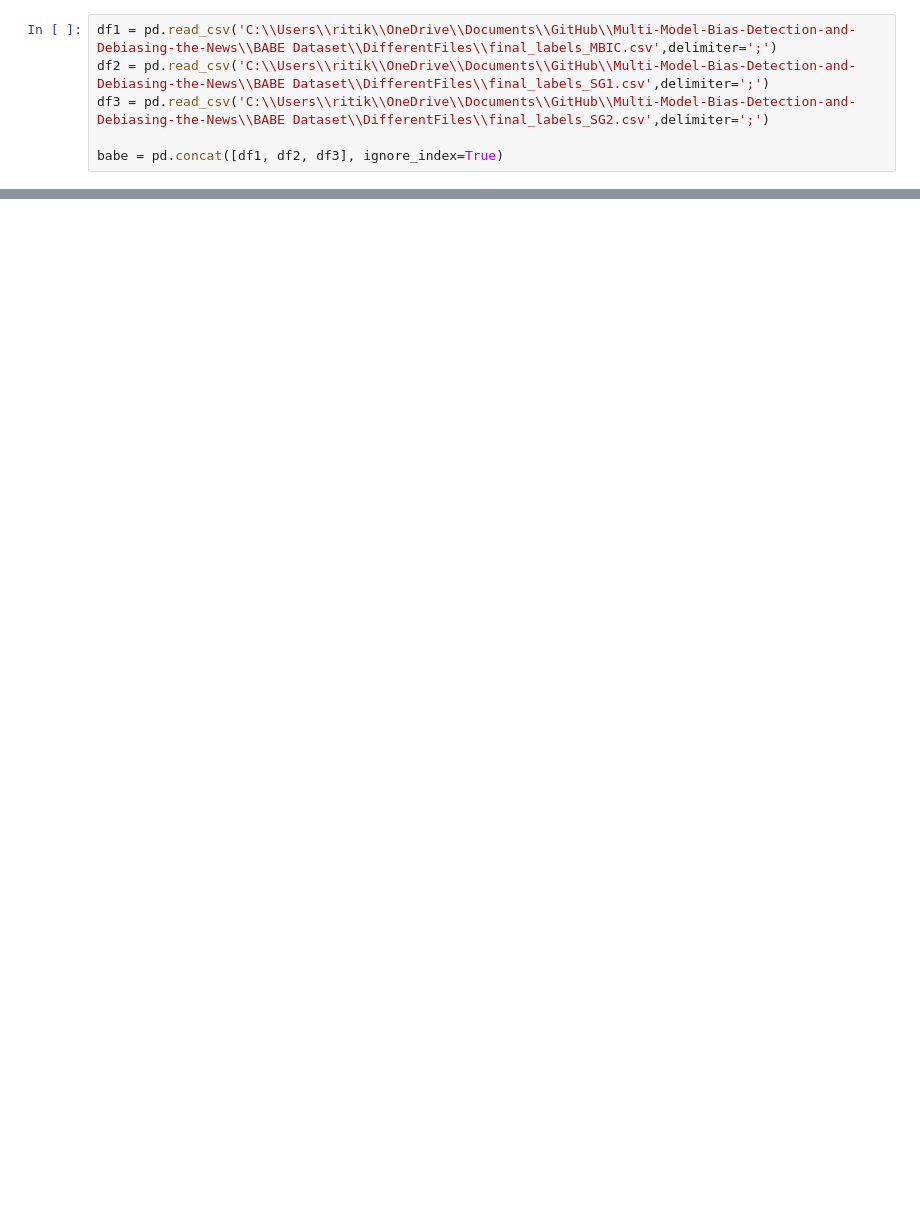
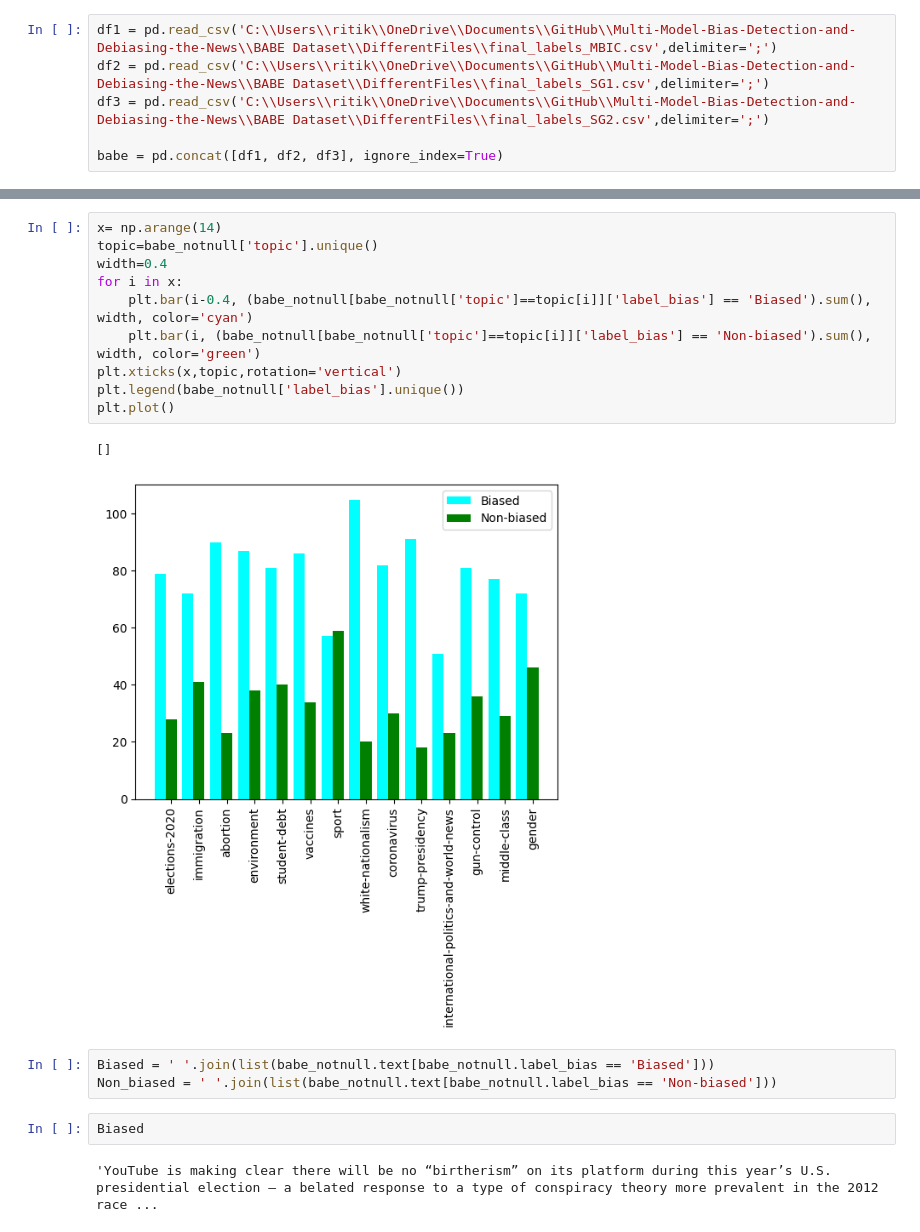
Before and after one commit to Foxtrot123-png/Multi-Model-Bias-Detection-and-Debiasing-the-News, a Jupyter notebook: EDA/Babe_Dataset.IPYNB, the cells around one changed output, grey strips where cells are left out. Drawn from its saved outputs; the diff is of its cells as text; blank space fills up the shorter version.

```diff
--- a/EDA/Babe_Dataset.IPYNB
+++ b/EDA/Babe_Dataset.IPYNB
@@ -22,0 +148,20 @@ array(['center', 'left', 'right', nan], dtype=object)
+# %%
+x= np.arange(14)
+topic=babe_notnull['topic'].unique()
+width=0.4
+for i in x:
+    plt.bar(i-0.4, (babe_notnull[babe_notnull['topic']==topic[i]]['label_bias'] == 'Biased').sum(), width, color='cyan')
+    plt.bar(i, (babe_notnull[babe_notnull['topic']==topic[i]]['label_bias'] == 'Non-biased').sum(), width, color='green')
+plt.xticks(x,topic,rotation='vertical')
+plt.legend(babe_notnull['label_bias'].unique())
+plt.plot()
+# %% [output]
+[]
+[figure, added]
+# %%
+Biased = ' '.join(list(babe_notnull.text[babe_notnull.label_bias == 'Biased']))
+Non_biased = ' '.join(list(babe_notnull.text[babe_notnull.label_bias == 'Non-biased']))
+# %%
+Biased
+# %% [output]
+'YouTube is making clear there will be no “birtherism” on its platform during this year’s U.S. presidential election – a belated response to a type of conspiracy theory more prevalent in the 2012 race ...
```
Also changed, not shown: parts of 23 cells of this notebook.
